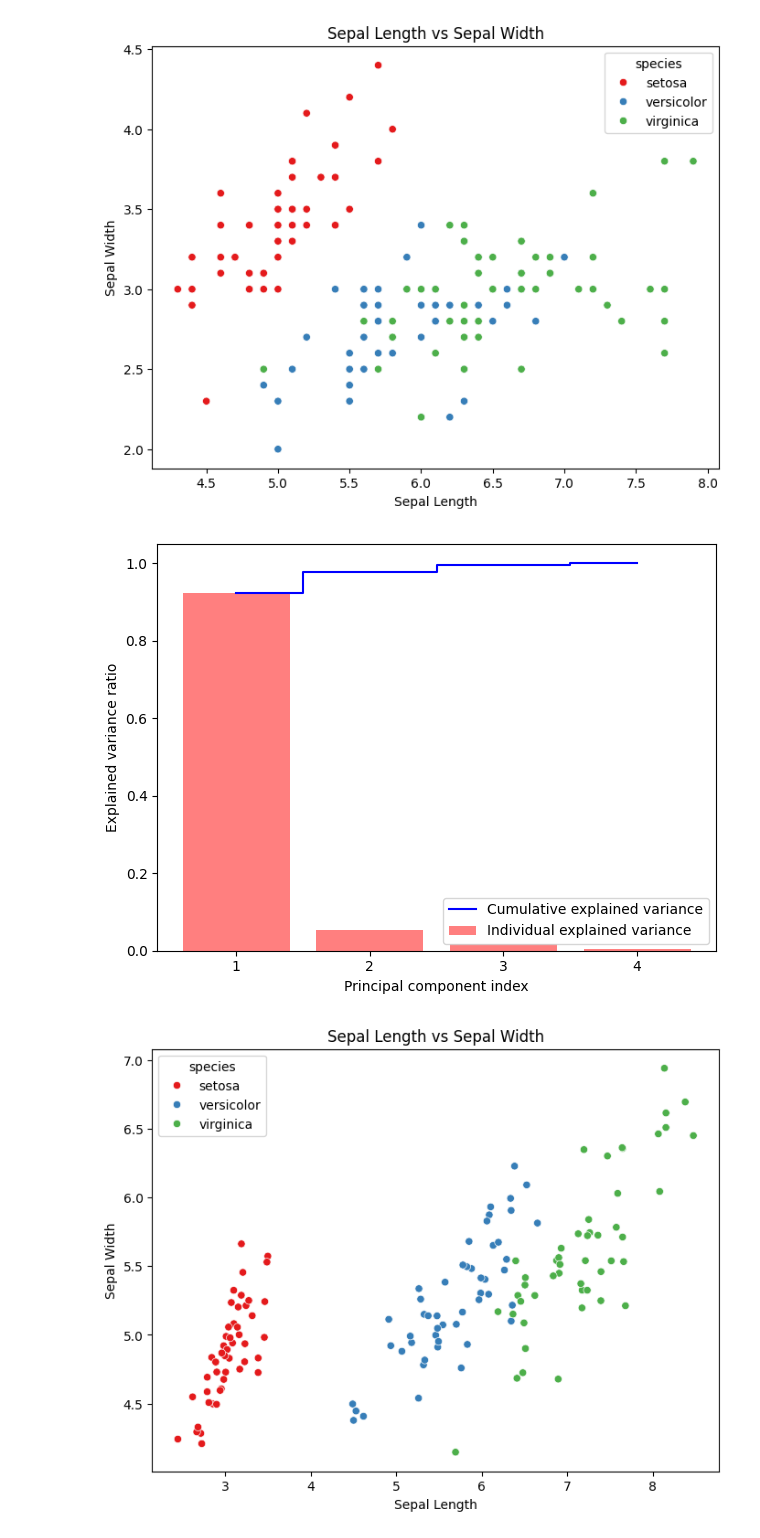
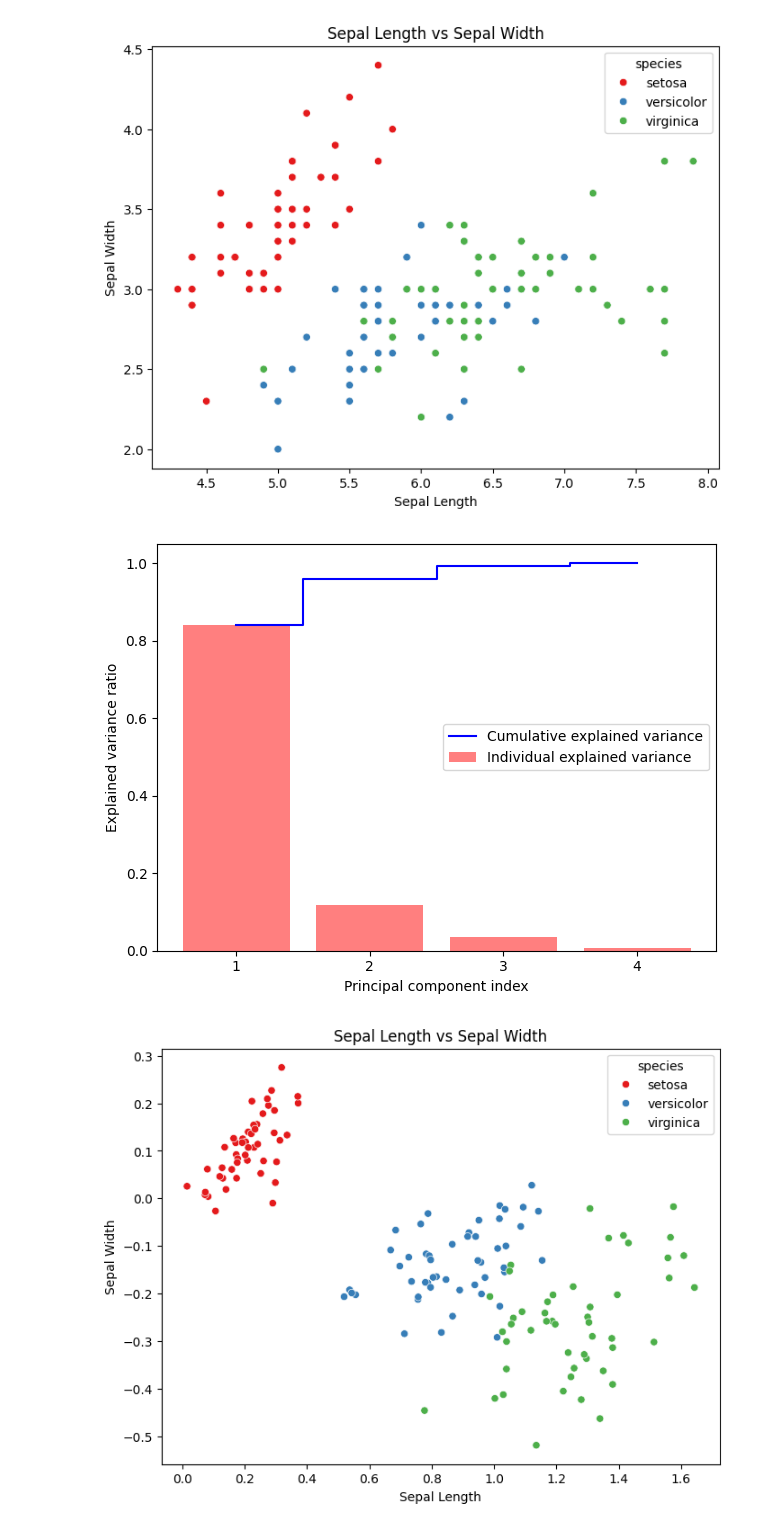
Before and after one commit to SergeyAkh/PCA, a Jupyter notebook: PCA.ipynb, the cells around one changed output. Saved outputs shown, nothing was run; the diff lists cells and outputs as text; code cells hidden in the pictures.

```diff
--- a/PCA.ipynb
+++ b/PCA.ipynb
@@ -170,25 +175,27 @@ plt.show()
 import PCA as pca
 pca_obj = pca.PCA(n_component = 2)
 
-matrix_data = data.iloc[:,:4]
+matrix_data = X
 pca_obj.fit(matrix_data)
 pca_obj.plot_explained_variance(matrix_data)
 # %% [output]
-[figure, old version]
+[figure, new version]
 # %%
-trnsformed_pca = pca_obj.pca_transform(matrix_data)
+transformed_pca = pca_obj.pca_transform(matrix_data)
+# %%
+transformed_pca = pd.DataFrame(transformed_pca, columns=['Component_1', 'Component_2'])
 # %%
-trnsformed_pca["species"] = data["species"]
+transformed_pca["species"] = data["species"]
 # %%
 plt.figure(figsize=(8,6))
-sns.scatterplot(data=trnsformed_pca, x=trnsformed_pca[0], y=trnsformed_pca[1], hue='species', palette='Set1')
+sns.scatterplot(data=transformed_pca, x="Component_1", y="Component_2", hue='species', palette='Set1')
 
 # Add labels and title
 plt.title("Sepal Length vs Sepal Width")
 plt.xlabel("Sepal Length")
 plt.ylabel("Sepal Width")
 
 # Show the plot
 plt.show()
 # %% [output]
-[figure, old version]
+[figure, new version]
```
Also changed, not shown: parts of 3 cells of this notebook.
